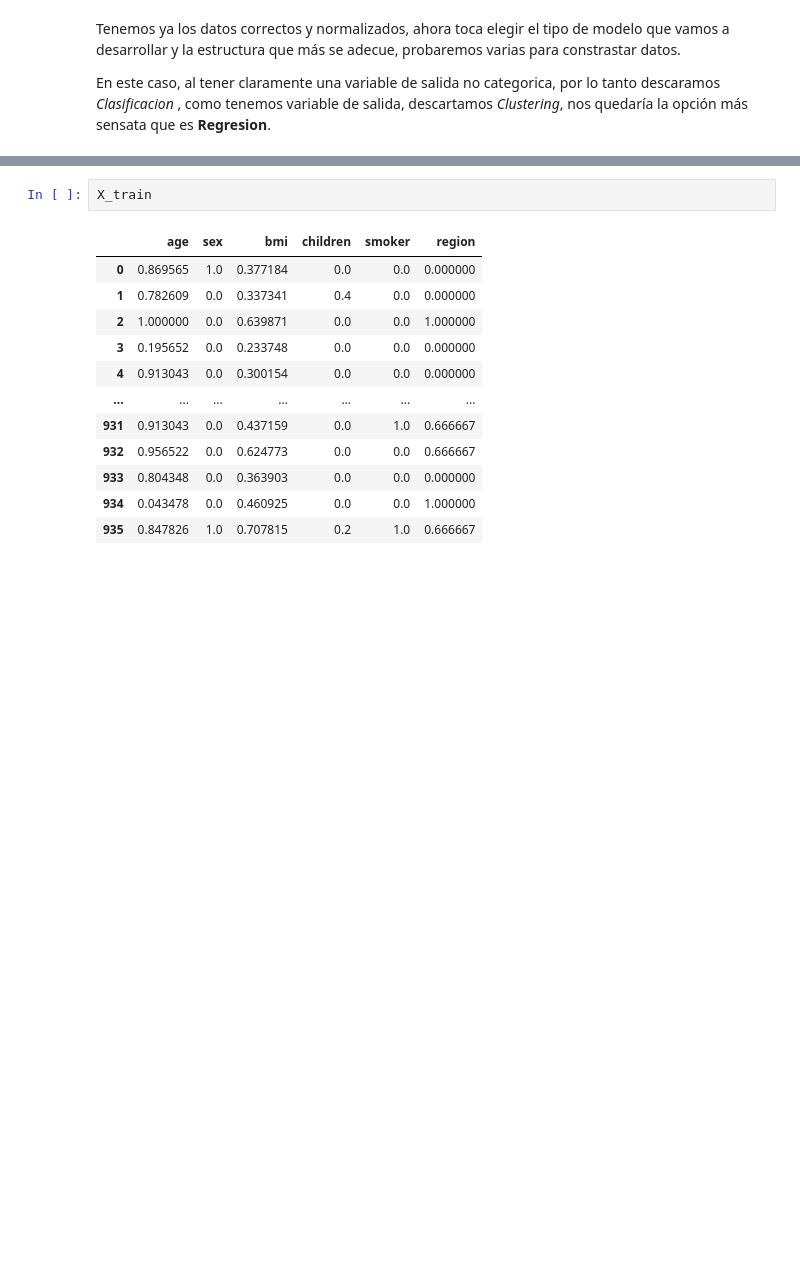
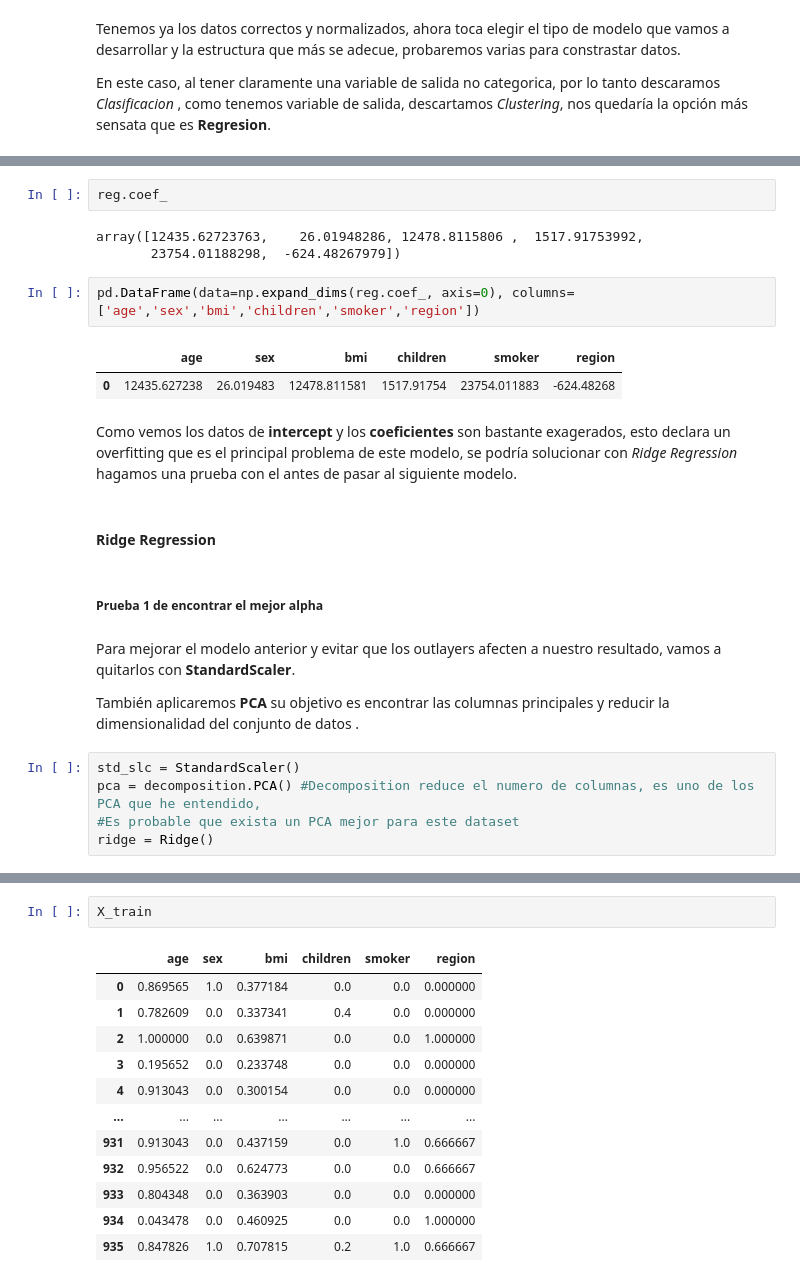
Before and after one commit to AndreaMendez09/Samsung-IA, a Jupyter notebook: 3.Ejercicios completados/2. Ejercicios obligatorios/Entregable 6.1 Proyecto final/Ejemplo en ML.ipynb, the cells around one changed output, grey strips where cells are left out. Cells and saved outputs as stored; diff of their text form; blank space fills up the shorter version.

```diff
--- a/3.Ejercicios completados/2. Ejercicios obligatorios/Entregable 6.1 Proyecto final/Ejemplo en ML.ipynb
+++ b/3.Ejercicios completados/2. Ejercicios obligatorios/Entregable 6.1 Proyecto final/Ejemplo en ML.ipynb
@@ -214,0 +254,25 @@ print(reg.score(X_train, Y_train))
+# %%
+reg.coef_
+# %% [output]
+array([12435.62723763,    26.01948286, 12478.8115806 ,  1517.91753992,
+       23754.01188298,  -624.48267979])
+# %%
+pd.DataFrame(data=np.expand_dims(reg.coef_, axis=0), columns=['age','sex','bmi','children','smoker','region'])
+# %% [output]
+|  | age | sex | bmi | children | smoker | region |
+| 0 | 12435.627238 | 26.019483 | 12478.811581 | 1517.91754 | 23754.011883 | -624.48268 |
+# %% [markdown]
+Como vemos los datos de **intercept** y los **coeficientes** son bastante exagerados, esto declara un overfitting que es el principal problema de este modelo, se podría solucionar con _Ridge Regression_ hagamos una prueba con el antes de pasar al siguiente modelo.
+# %% [markdown]
+#### Ridge Regression <a name="Ridge"></a>
+# %% [markdown]
+##### Prueba 1 de encontrar el mejor alpha
+# %% [markdown]
+Para mejorar el modelo anterior y evitar que los outlayers afecten a nuestro resultado, vamos a quitarlos con **StandardScaler**.
+
+También aplicaremos **PCA** su objetivo es encontrar las columnas principales y reducir la dimensionalidad del conjunto de datos .
+# %%
+std_slc = StandardScaler()
+pca = decomposition.PCA() #Decomposition reduce el numero de columnas, es uno de los PCA que he entendido,
+#Es probable que exista un PCA mejor para este dataset
+ridge = Ridge()
```
Also changed, not shown: parts of 46 cells of this notebook, 2 other files.
